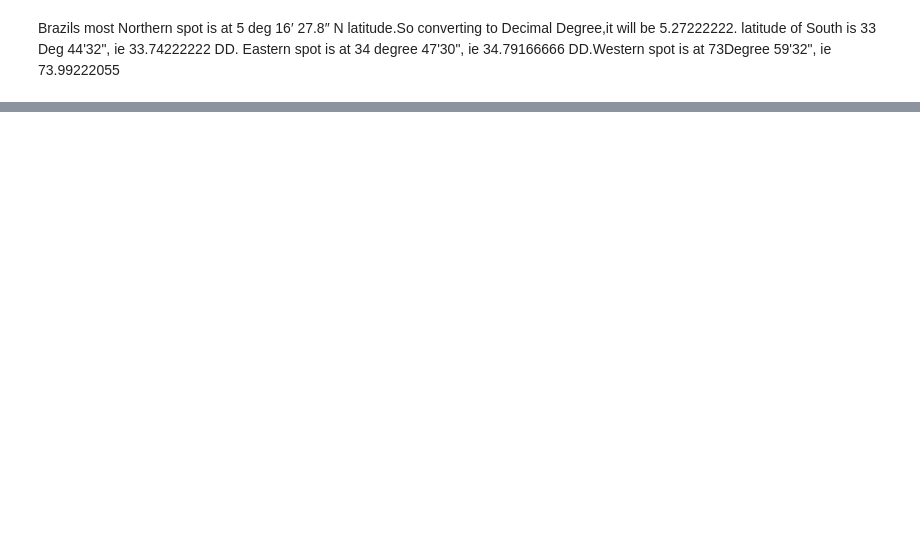
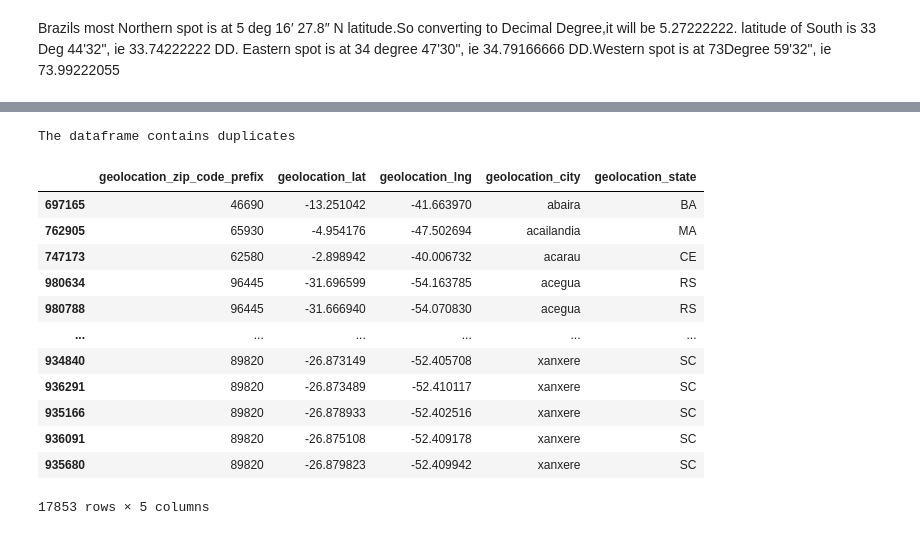
Before and after one commit to HassanHosain/tp_final_proj, a Jupyter notebook: geolocation.ipynb, the cells around one changed output, grey strips where cells are left out. Saved outputs shown, nothing was run; the diff lists cells and outputs as text; code cells hidden in the pictures; blank space fills up the shorter version.

```diff
--- a/geolocation.ipynb
+++ b/geolocation.ipynb
@@ -219,0 +370,25 @@ geolocation_df.head(50)
+# %%
+if len(geolocation_df) == len(geolocation_df.drop_duplicates()):
+    print("Dataframe doesn't have duplicates")
+else:
+    print("The dataframe contains duplicates")
+# %% [output]
+The dataframe contains duplicates
+# %%
+duplicates= geolocation_df.duplicated()
+dupe_df = geolocation_df[duplicates]
+dupe_df ####this willprint the duplicate rows in geolocation_df
+# %% [output]
+|  | geolocation_zip_code_prefix | geolocation_lat | geolocation_lng | geolocation_city | geolocation_state |
+| 697165 | 46690 | -13.251042 | -41.663970 | abaira | BA |
+| 762905 | 65930 | -4.954176 | -47.502694 | acailandia | MA |
+| 747173 | 62580 | -2.898942 | -40.006732 | acarau | CE |
+| 980634 | 96445 | -31.696599 | -54.163785 | acegua | RS |
+| 980788 | 96445 | -31.666940 | -54.070830 | acegua | RS |
+| ... | ... | ... | ... | ... | ... |
+| 934840 | 89820 | -26.873149 | -52.405708 | xanxere | SC |
+| 936291 | 89820 | -26.873489 | -52.410117 | xanxere | SC |
+| 935166 | 89820 | -26.878933 | -52.402516 | xanxere | SC |
+| 936091 | 89820 | -26.875108 | -52.409178 | xanxere | SC |
+| 935680 | 89820 | -26.879823 | -52.409942 | xanxere | SC |
+17853 rows × 5 columns
```
Also changed, not shown: parts of 39 cells of this notebook, 2 other files.
